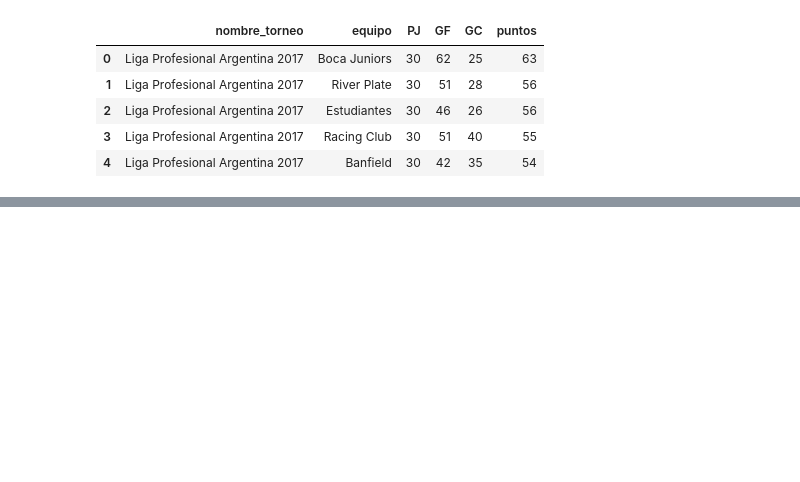
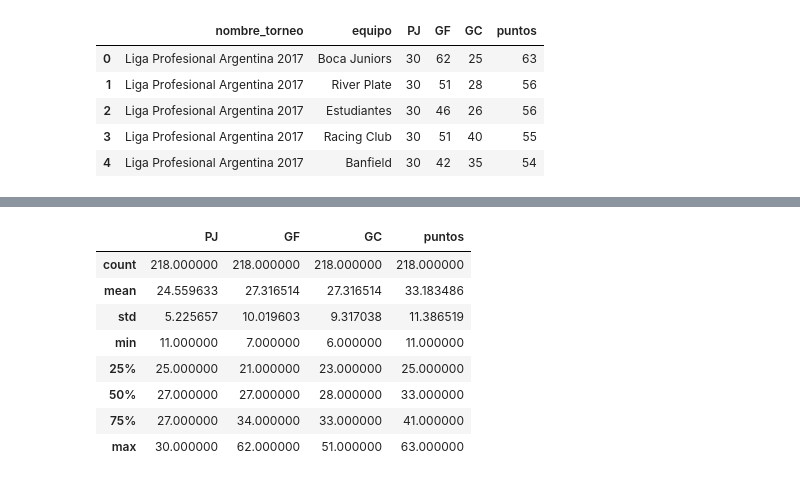
Before and after one commit to matiasfeliu92/torneos_primera_division_arg, a Jupyter notebook: Torneos_Primera_Division_analytics.ipynb, the cells around one changed output, grey strips where cells are left out. Cells and saved outputs as stored; diff of their text form; code cells hidden in the pictures; blank space fills up the shorter version.

```diff
--- a/Torneos_Primera_Division_analytics.ipynb
+++ b/Torneos_Primera_Division_analytics.ipynb
@@ -76,0 +92,12 @@ drive.flush_and_unmount()
+# %%
+df_table_positions.describe()
+# %% [output]
+|  | PJ | GF | GC | puntos |
+| count | 218.000000 | 218.000000 | 218.000000 | 218.000000 |
+| mean | 24.559633 | 27.316514 | 27.316514 | 33.183486 |
+| std | 5.225657 | 10.019603 | 9.317038 | 11.386519 |
+| min | 11.000000 | 7.000000 | 6.000000 | 11.000000 |
+| 25% | 25.000000 | 21.000000 | 23.000000 | 25.000000 |
+| 50% | 27.000000 | 27.000000 | 28.000000 | 33.000000 |
+| 75% | 27.000000 | 34.000000 | 33.000000 | 41.000000 |
+| max | 30.000000 | 62.000000 | 51.000000 | 63.000000 |
```
Also changed, not shown: parts of 11 cells of this notebook.
